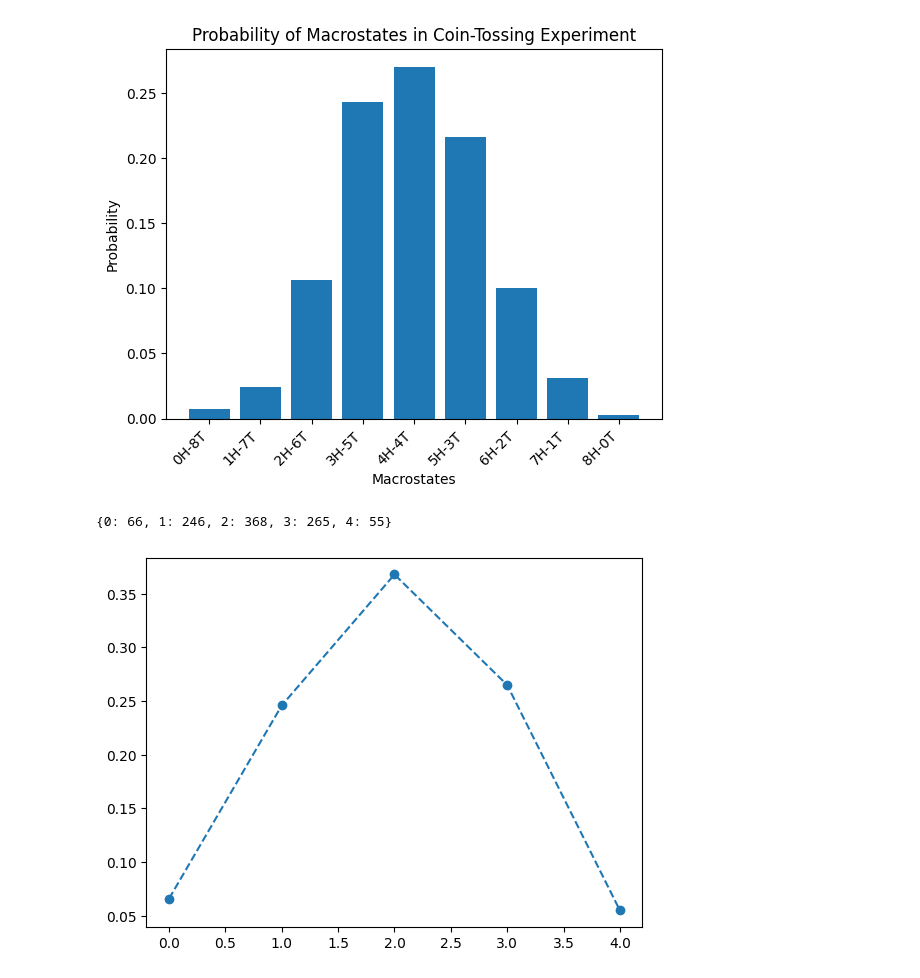
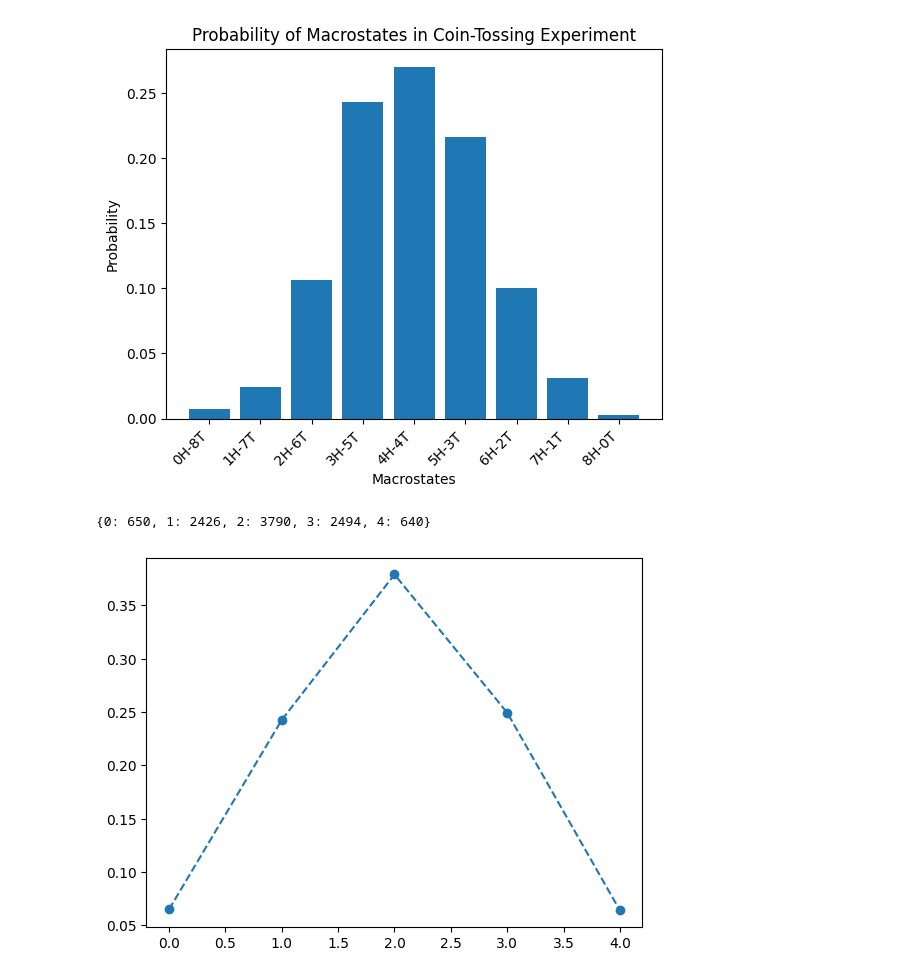
Before and after one commit to navgaur/Statistical-Mech-LOCF, a Jupyter notebook: macrostate_1.ipynb, the cells around one changed output. Saved outputs shown, nothing was run; the diff lists cells and outputs as text; code cells hidden in the pictures.

```diff
--- a/macrostate_1.ipynb
+++ b/macrostate_1.ipynb
@@ -145,35 +145,35 @@ import matplotlib.pyplot as plt
 outcomes=['H','T']
 no_coins=4
 
-no_of_events=1000
+no_of_events=10000
 
 list_heads=[]
 for _ in range(no_of_events):
   t1=[]
   for _ in range(no_coins):
     t1.append(random.choice(outcomes))
   outcome=''.join(t1)
   no_heads=outcome.count('H')
   list_heads.append(no_heads)
 
 macro_state=[0,1,2,3,4]
 
 #initialize dictionary
 for i in macro_state:
   macro_dict[i] = 0
 
 for i in list_heads:
   if i in macro_state:
     macro_dict[i] += 1
 
 print(macro_dict)
 
 keys = macro_dict.keys()
 values = macro_dict.values()
 values = [t/no_of_events for t in values]
 
 plt.plot(keys,values,marker='o',linestyle="--")
 plt.show()
 # %% [output]
-{0: 66, 1: 246, 2: 368, 3: 265, 4: 55}
+{0: 650, 1: 2426, 2: 3790, 3: 2494, 4: 640}
-[figure, old version]
+[figure, new version]
```
